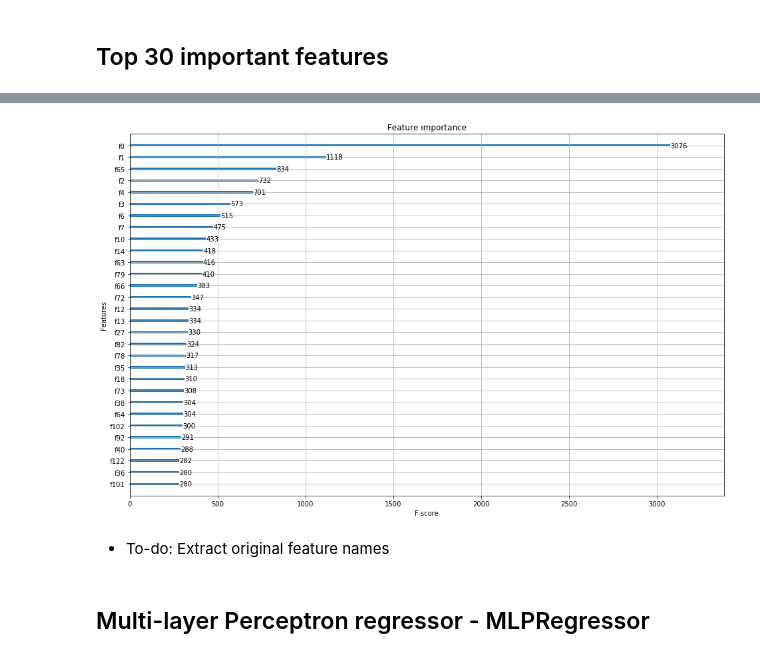
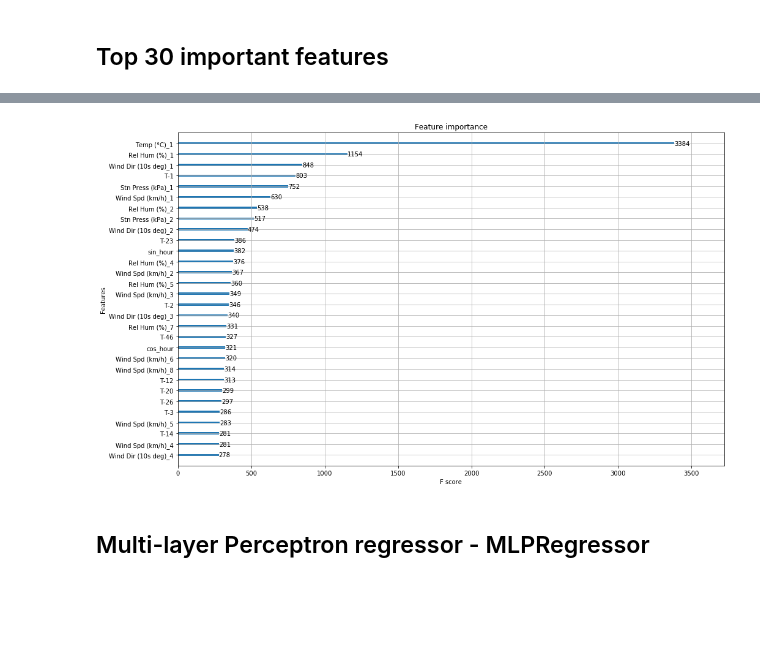
Before and after one commit to camadi/Ontario_Hourly_Electricity_Demand_Forecast, a Jupyter notebook: src/market_demand_prediction.ipynb, the cells around one changed output, grey strips where cells are left out. Cells and saved outputs as stored; diff of their text form; code cells hidden in the pictures; blank space fills up the shorter version.

```diff
--- a/src/market_demand_prediction.ipynb
+++ b/src/market_demand_prediction.ipynb
@@ -141,7 +143,7 @@ def get_ieso_data(start_year = 2015, end_year = 2019):
     combined_csv = pd.concat([pd.read_csv(url, skiprows=4, names = column_names) for url in urls], ignore_index=True)
     assert len(urls) == len(set(urls)) #Check that there are no duplicate filenames
 
-    return combined_csv
+    return combined_csvV5V 1W1
 # %% [markdown]
 ## Daylight Saving Adjustment
 
@@ -1042,19 +1045,14 @@ xgb_tuned = XGBRegressor(objective='reg:squarederror')
 param_grid = {
         'max_depth': [3, 10, 15],
         'learning_rate': [0.001, 0.01, 0.1],
-        'gamma': [0.25, 0.5, 1.0],
+        'gamma': [0, 0.25, 0.5, 1.0],
         'n_estimators': [10, 52, 104]}
-tscv = TimeSeriesSplit(n_splits=3)
+
+# max_depth , min_child_weight and gamma
+
 xgb_grid = GridSearchCV(xgb_tuned, param_grid=param_grid ,
                         scoring='neg_root_mean_squared_error', n_jobs=-1,
                         cv=tscv, verbose=2, return_train_score = True)
 
 xgb_grid.fit(X_train, y_train, eval_set = [(X_test, y_test)], eval_metric="rmse", early_stopping_rounds=10)
-
-best_score = xgb_grid.best_score_
-best_params = xgb_grid.best_params_
-print("Best score: {}".format(best_score))
-print("Best params: ")
-for param_name in sorted(best_params.keys()):
-    print('%s: %r' % (param_name, best_params[param_name]))
 # %% [output]
@@ -1196,6 +1189,0 @@ print(mean_absolute_error(y_train, xgb_grid.predict(X_train)))
-# %%
-xgb.plot_importance(xg_reg)
-plt.rcParams['figure.figsize'] = [15, 7]
-# %%
-xgb.plot_tree(xg_reg,num_trees=98) # Choosing the last few trees because the model optimizes sequentially
-plt.rcParams['figure.figsize'] = [30, 40]
@@ -1270,11 +1192,9 @@ XGBRegressor(base_score=0.5, booster='gbtree', colsample_bylevel=1,
 # %%
 #Top 30 important features
 plt.rcParams["figure.figsize"] = (16, 10)
-plot_importance(xgb_grid_search.best_estimator_['model'], max_num_features=30)
+plot_importance(xgb_grid.best_estimator_, max_num_features=30)
 plt.show()
 # %% [output]
-[figure, old version]
+[figure, new version]
-# %% [markdown]
-- To-do: Extract original feature names
 # %% [markdown]
 ## Multi-layer Perceptron regressor - MLPRegressor
```
Also changed, not shown: parts of 29 cells of this notebook, 1 other file.
